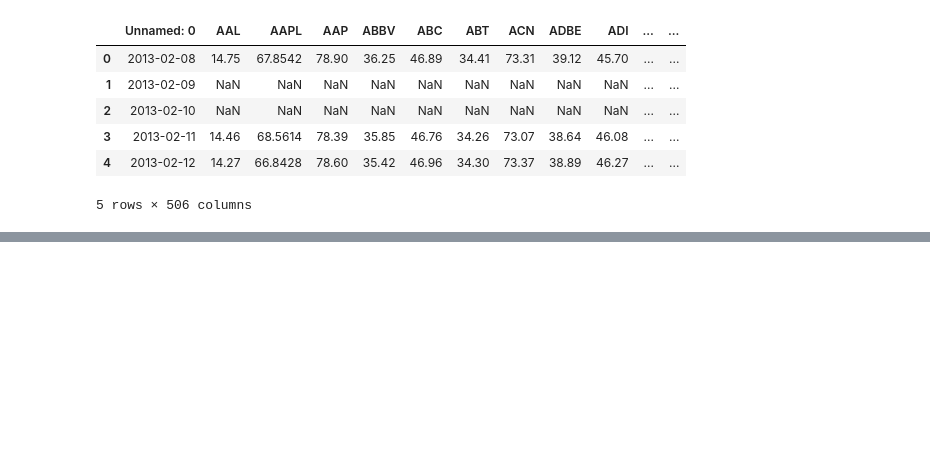
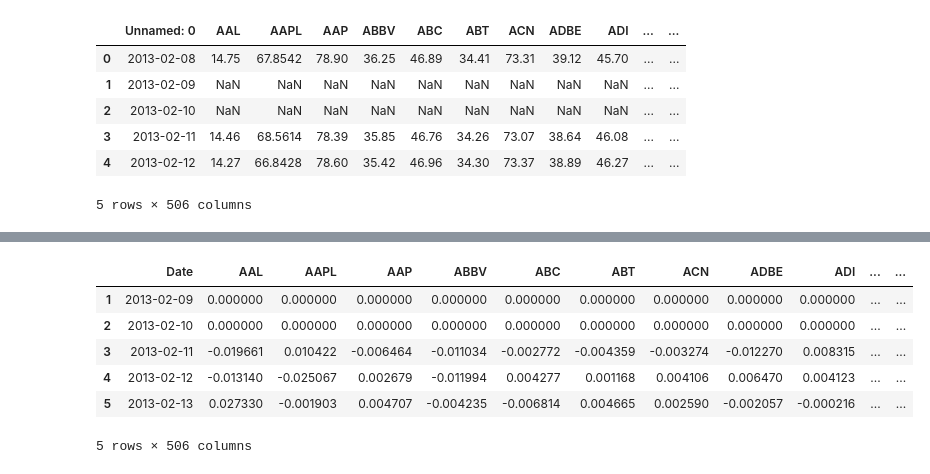
Before and after one commit to aahiljivani/Financial-Engineering, a Jupyter notebook: returns_df.ipynb, the cells around one changed output, grey strips where cells are left out. Cells and saved outputs as stored; diff of their text form; code cells hidden in the pictures; blank space fills up the shorter version.

```diff
--- a/returns_df.ipynb
+++ b/returns_df.ipynb
@@ -129,0 +87,12 @@ ticker_returns.head()
+# %%
+# Drop the first row with NaN values
+returns.drop(0, inplace=True, axis = 0)
+returns.head()
+# %% [output]
+|  | Date | AAL | AAPL | AAP | ABBV | ABC | ABT | ACN | ADBE | ADI | ... | ... |
+| 1 | 2013-02-09 | 0.000000 | 0.000000 | 0.000000 | 0.000000 | 0.000000 | 0.000000 | 0.000000 | 0.000000 | 0.000000 | ... | ... |
+| 2 | 2013-02-10 | 0.000000 | 0.000000 | 0.000000 | 0.000000 | 0.000000 | 0.000000 | 0.000000 | 0.000000 | 0.000000 | ... | ... |
+| 3 | 2013-02-11 | -0.019661 | 0.010422 | -0.006464 | -0.011034 | -0.002772 | -0.004359 | -0.003274 | -0.012270 | 0.008315 | ... | ... |
+| 4 | 2013-02-12 | -0.013140 | -0.025067 | 0.002679 | -0.011994 | 0.004277 | 0.001168 | 0.004106 | 0.006470 | 0.004123 | ... | ... |
+| 5 | 2013-02-13 | 0.027330 | -0.001903 | 0.004707 | -0.004235 | -0.006814 | 0.004665 | 0.002590 | -0.002057 | -0.000216 | ... | ... |
+5 rows × 506 columns
```
Also changed, not shown: parts of 22 cells of this notebook, 2 other files.
